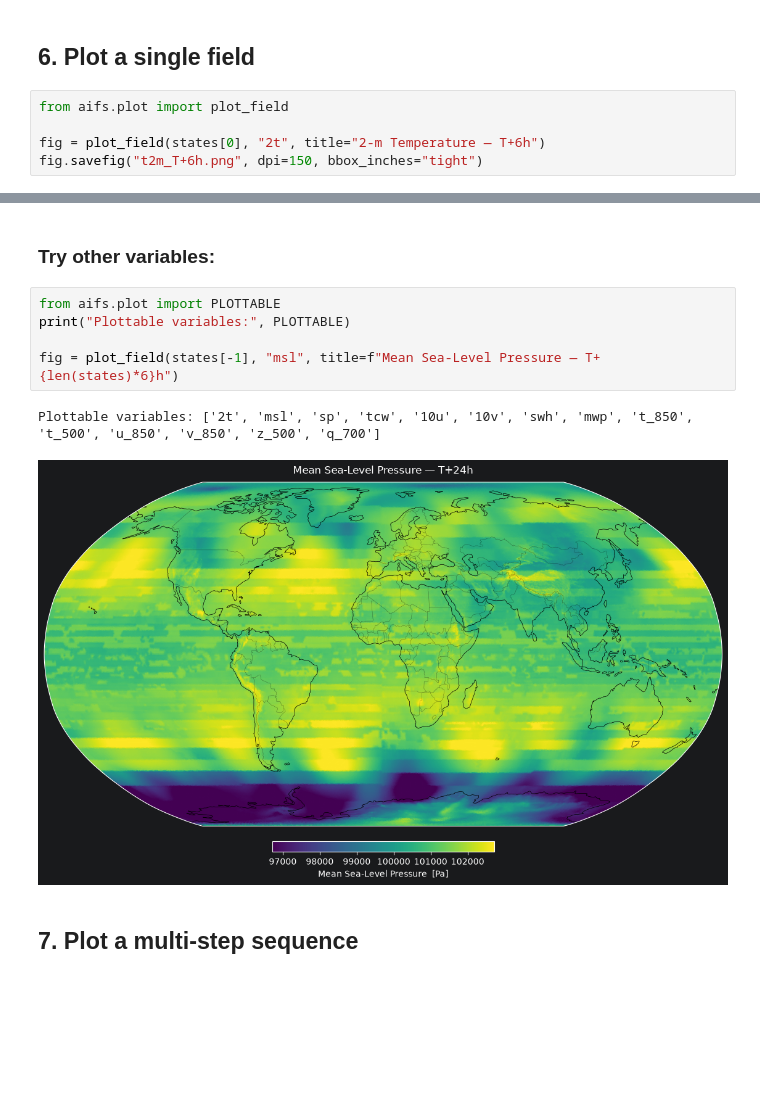
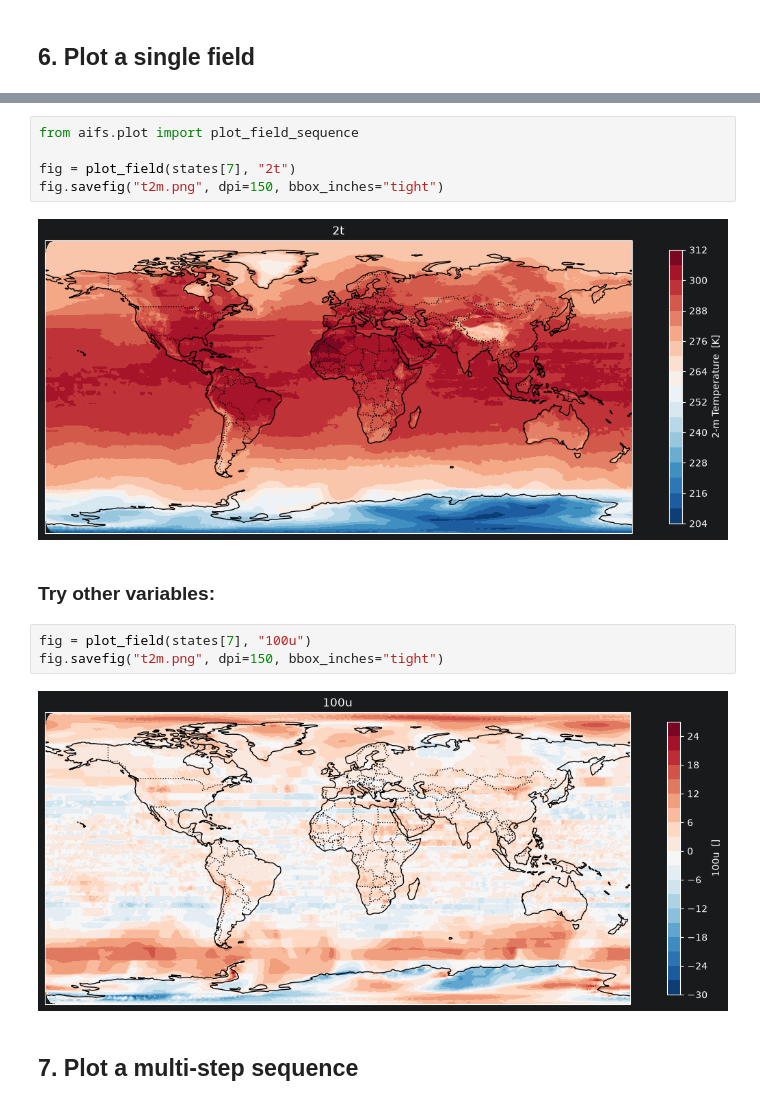
Before and after one commit to EmmaScharfmann/AIFS-tutorial, a Jupyter notebook: notebook/tutorial.ipynb, the cells around one changed output, grey strips where cells are left out. Saved outputs shown, nothing was run; the diff lists cells and outputs as text; blank space fills up the shorter version.

```diff
--- a/notebook/tutorial.ipynb
+++ b/notebook/tutorial.ipynb
@@ -135,7 +137,2 @@ Field keys     : ['100u', '100v', '10u', '10v', '2d', '2t', 'cdww', 'cos_mwd', '
 # %% [markdown]
 ## 6. Plot a single field
-# %%
-from aifs.plot import plot_field
-
-fig = plot_field(states[0], "2t", title="2-m Temperature — T+6h")
-fig.savefig("t2m_T+6h.png", dpi=150, bbox_inches="tight")
@@ -144,13 +311,17 @@ fig.savefig("t2m_T+6h.png", dpi=150, bbox_inches="tight")
+# %%
+from aifs.plot import plot_field_sequence
+
+fig = plot_field(states[7], "2t")
+fig.savefig("t2m.png", dpi=150, bbox_inches="tight")
+# %% [output]
+[figure, added]
 # %% [markdown]
 ### Try other variables:
-# %%
-from aifs.plot import PLOTTABLE
-print("Plottable variables:", PLOTTABLE)
-
-fig = plot_field(states[-1], "msl", title=f"Mean Sea-Level Pressure — T+{len(states)*6}h")
-# %% [output]
-Plottable variables: ['2t', 'msl', 'sp', 'tcw', '10u', '10v', 'swh', 'mwp', 't_850', 't_500', 'u_850', 'v_850', 'z_500', 'q_700']
-[figure, removed]
+# %%
+fig = plot_field(states[7], "100u")
+fig.savefig("t2m.png", dpi=150, bbox_inches="tight")
+# %% [output]
+[figure, added]
 # %% [markdown]
 ## 7. Plot a multi-step sequence
 # %%
```
Also changed, not shown: parts of 6 cells of this notebook, 6 other files.
